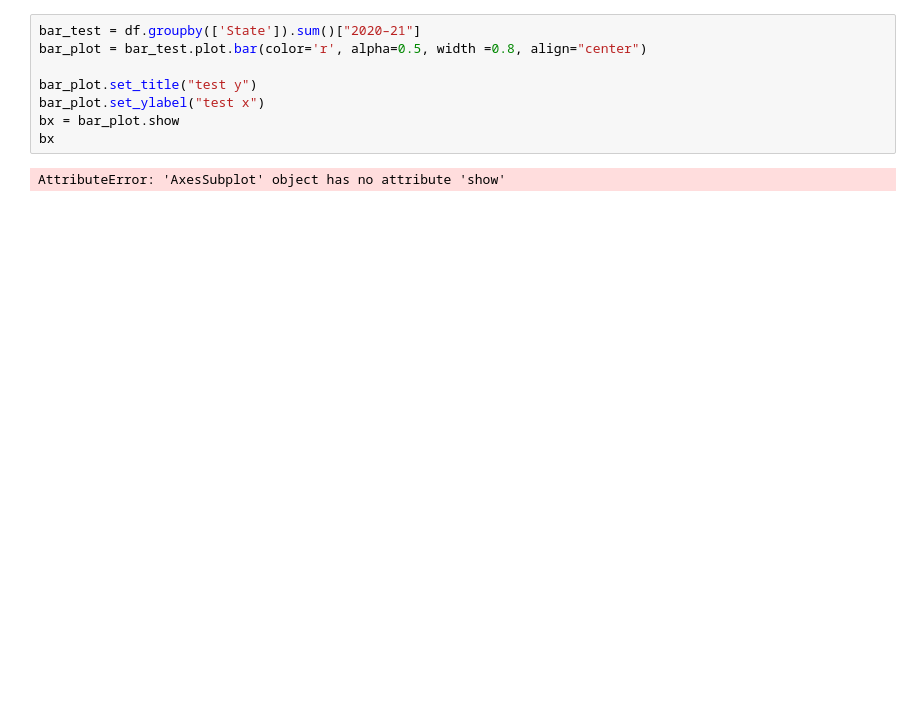
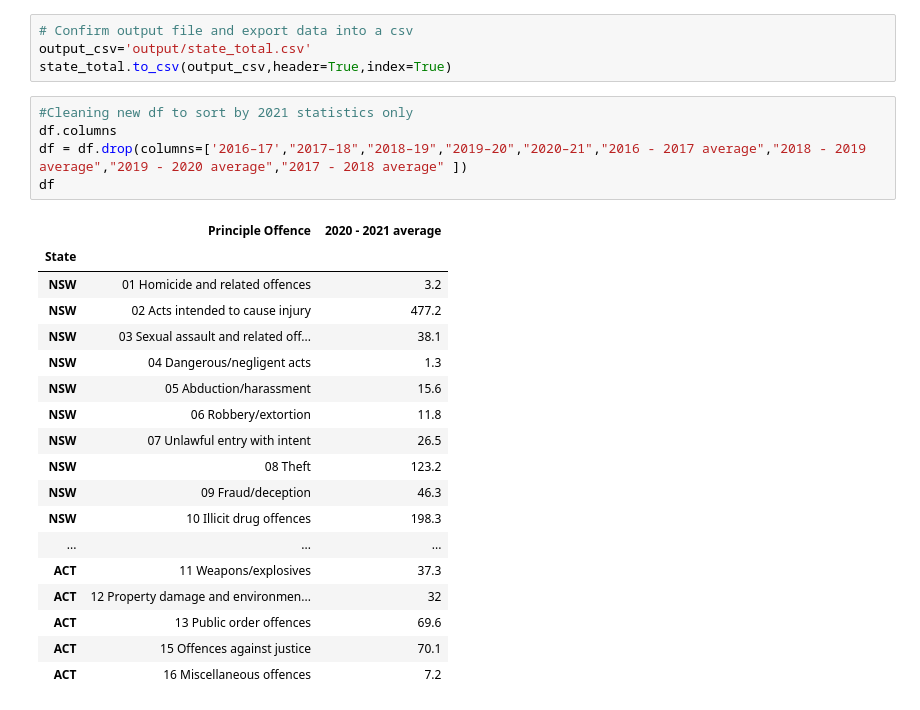
Before and after one commit to keners27/Project-1, a Jupyter notebook: Crime Data/Crime in state.ipynb, the cells around one changed output. Drawn from its saved outputs; the diff is of its cells as text; blank space fills up the shorter version.

```diff
--- a/Crime Data/Crime in state.ipynb
+++ b/Crime Data/Crime in state.ipynb
@@ -156,10 +103,28 @@ AttributeError: 'function' object has no attribute 'show'
-# %%
-bar_test = df.groupby(['State']).sum()["2020–21"]
-bar_plot = bar_test.plot.bar(color='r', alpha=0.5, width =0.8, align="center")
-
-bar_plot.set_title("test y")
-bar_plot.set_ylabel("test x")
-bx = bar_plot.show
-bx
-# %% [output]
-AttributeError: 'AxesSubplot' object has no attribute 'show'
+# %%
+# Confirm output file and export data into a csv
+output_csv='output/state_total.csv'
+state_total.to_csv(output_csv,header=True,index=True)
+# %%
+#Cleaning new df to sort by 2021 statistics only
+df.columns
+df = df.drop(columns=['2016–17',"2017–18","2018–19","2019–20","2020–21","2016 - 2017 average","2018 - 2019 average","2019 - 2020 average","2017 - 2018 average" ])
+df
+# %% [output]
+|  | Principle Offence | 2020 - 2021 average |
+| State |  |  |
+| NSW | 01 Homicide and related offences | 3.2 |
+| NSW | 02 Acts intended to cause injury | 477.2 |
+| NSW | 03 Sexual assault and related off... | 38.1 |
+| NSW | 04 Dangerous/negligent acts | 1.3 |
+| NSW | 05 Abduction/harassment | 15.6 |
+| NSW | 06 Robbery/extortion | 11.8 |
+| NSW | 07 Unlawful entry with intent | 26.5 |
+| NSW | 08 Theft | 123.2 |
+| NSW | 09 Fraud/deception | 46.3 |
+| NSW | 10 Illicit drug offences | 198.3 |
+| ... | ... | ... |
+| ACT | 11 Weapons/explosives | 37.3 |
+| ACT | 12 Property damage and environmen... | 32 |
+| ACT | 13 Public order offences | 69.6 |
+| ACT | 15 Offences against justice | 70.1 |
+| ACT | 16 Miscellaneous offences | 7.2 |
```
Also changed, not shown: parts of 7 cells of this notebook, 14 other files.
